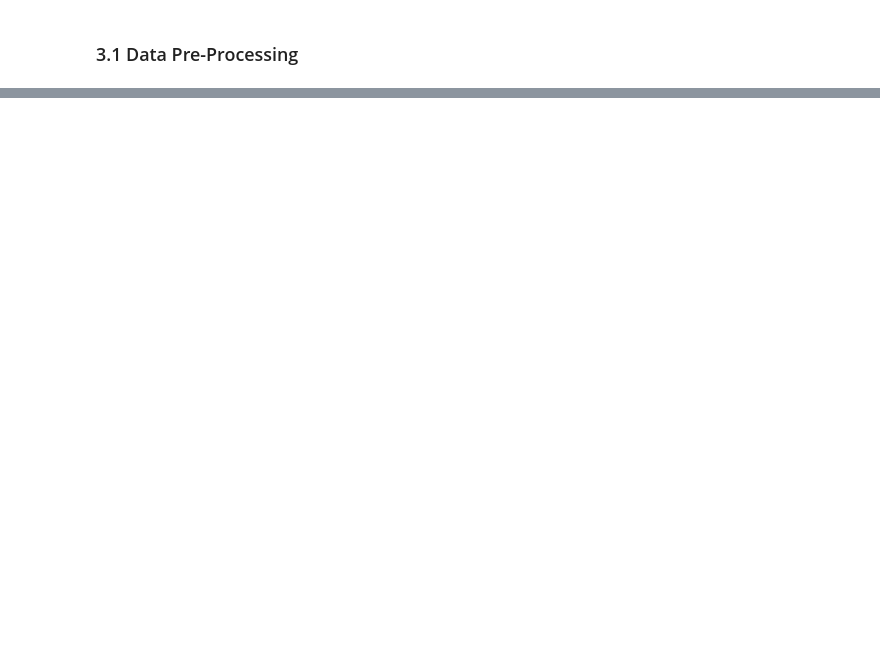
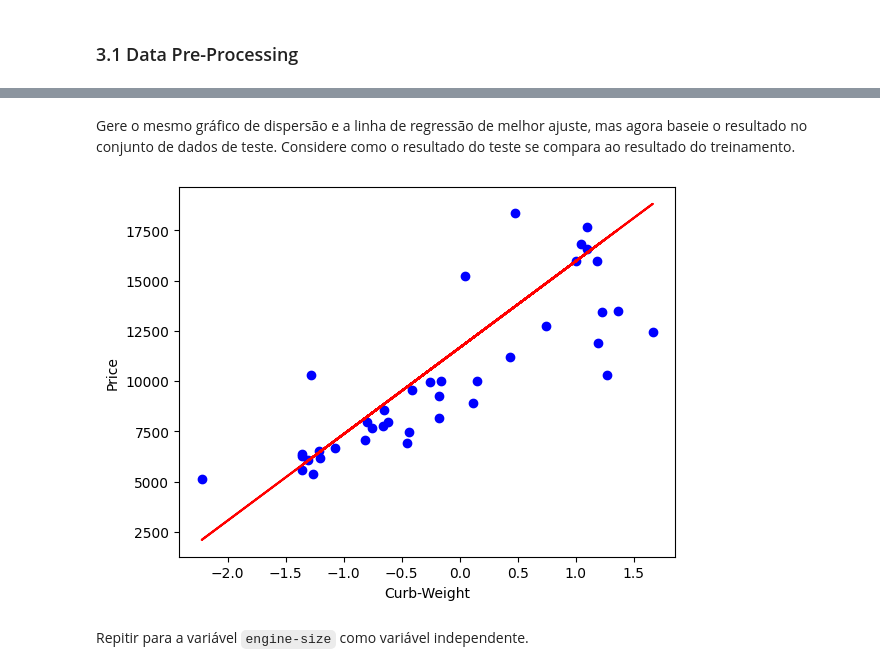
Before and after one commit to reynancs/car_price_prediction, a Jupyter notebook: notebooks/3.0-rc-modeling.ipynb, the cells around one changed output, grey strips where cells are left out. Cells and saved outputs as stored; diff of their text form; code cells hidden in the pictures; blank space fills up the shorter version.

```diff
--- a/notebooks/3.0-rc-modeling.ipynb
+++ b/notebooks/3.0-rc-modeling.ipynb
@@ -58,0 +296,13 @@ numerical_features = df.select_dtypes(include=['int64', 'float64']).columns.to_l
+# %% [markdown]
+Gere o mesmo gráfico de dispersão e a linha de regressão de melhor ajuste, mas agora baseie o resultado no conjunto de dados de teste. Considere como o resultado do teste se compara ao resultado do treinamento.
+# %%
+X_test_1 = X_test[:,0]
+plt.scatter(X_test_1, y_test,  color='blue')
+plt.plot(X_test_1, coef_1[0] * X_test_1 + intercept_1, color='red')
+plt.xlabel("Curb-Weight")
+plt.ylabel("Price")
+plt.show()
+# %% [output]
+[figure, added]
+# %% [markdown]
+Repitir para a variável `engine-size` como variável independente.
```
Also changed, not shown: parts of 37 cells of this notebook, 3 other files.
